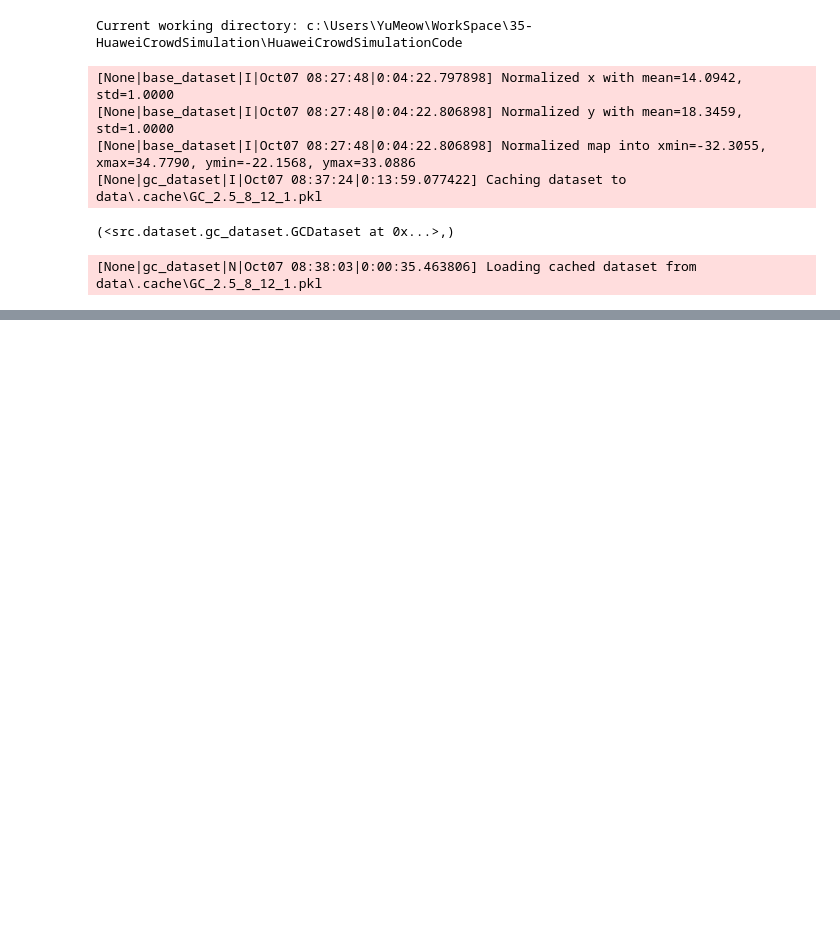
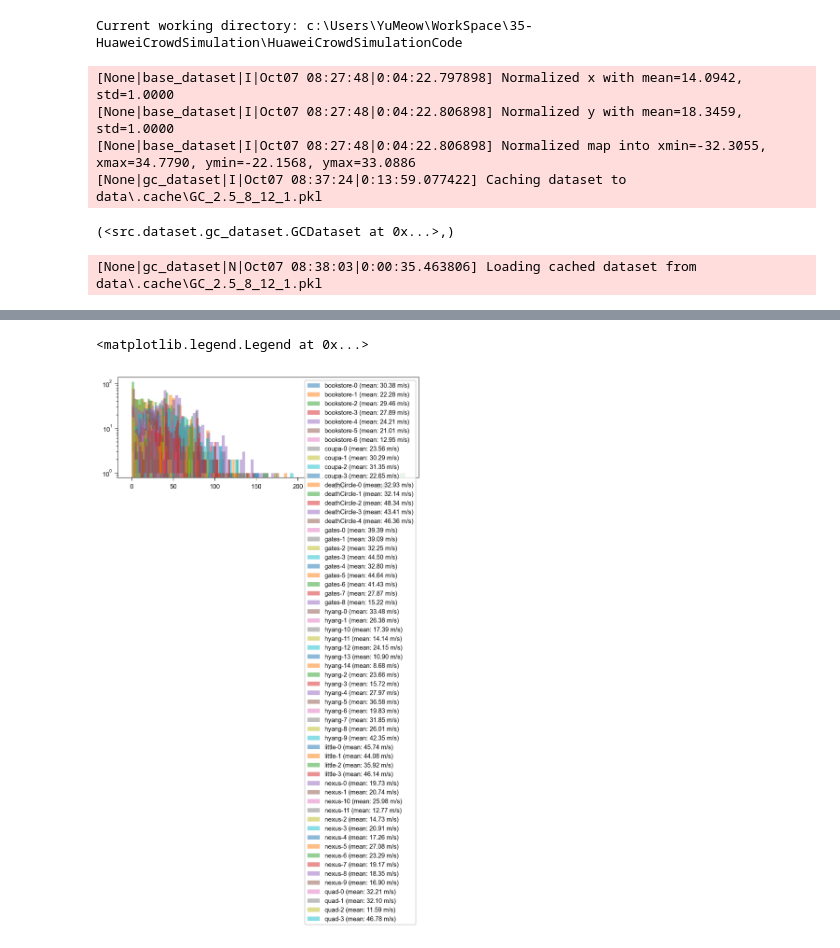
Before and after one commit to yuzhTHU/HuaweiCrowdSimulationCodeRelease, a Jupyter notebook: scripts/251007检查速度分布.ipynb, the cells around one changed output, grey strips where cells are left out. Drawn from its saved outputs; the diff is of its cells as text; code cells hidden in the pictures; blank space fills up the shorter version.

```diff
--- a/scripts/251007检查速度分布.ipynb
+++ b/scripts/251007检查速度分布.ipynb
@@ -54,0 +62,27 @@ for name, speeds in speed_dict.items():
+# %%
+speed_dict = {}
+for dataset in dataset_list:
+    if not isinstance(dataset, SDDDataset):
+        continue
+    df = dataset.df_data
+    speed_dict[dataset.name] = []
+    for id, group in df.groupby('id'):
+        speed = group[['x', 'y']].diff().pow(2).sum(axis=1).pow(0.5).div(group['f'].diff() / args.fps)
+        # speed_dict[dataset.name].extend(speed.dropna().tolist())
+        speed_dict[dataset.name].append(speed.mean())
+
+import numpy as np
+import matplotlib.pyplot as plt
+from src.utils.plot import get_fig
+
+fi, fig, axes = get_fig(1, 1, AW=12, AH=4, dpi=300)
+
+for name, speeds in speed_dict.items():
+    speeds = np.array(speeds)
+    speeds = speeds[np.isfinite(speeds)]
+    axes[0].hist(speeds, bins=50, alpha=0.5, label=f"{name} (mean: {speeds.mean():.2f} m/s)")
+axes[0].semilogy()
+axes[0].legend()
+# %% [output]
+<matplotlib.legend.Legend at 0x...>
+[figure, added]
```
Also changed, not shown: parts of 1 cell of this notebook.
